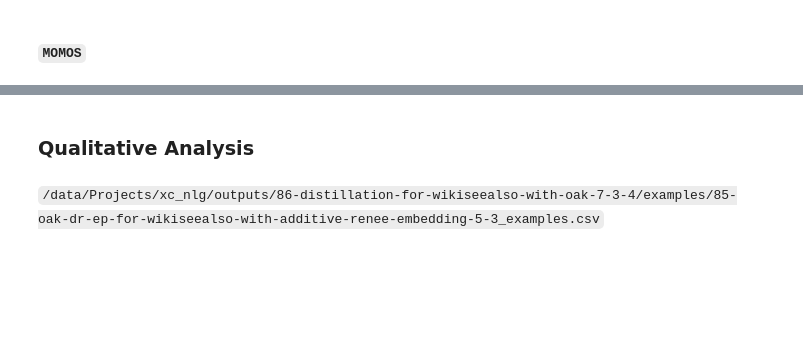
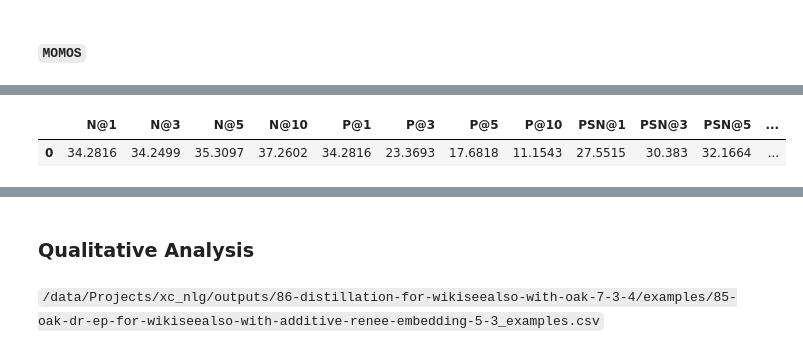
Before and after one commit to suchith720/medic, a Jupyter notebook: nbs/21_experiment-summary.ipynb, the cells around one changed output, grey strips where cells are left out. Cells and saved outputs as stored; diff of their text form; code cells hidden in the pictures; blank space fills up the shorter version.

```diff
--- a/nbs/21_experiment-summary.ipynb
+++ b/nbs/21_experiment-summary.ipynb
@@ -446,3 +446,10 @@ display_metric(m)
 # %% [output]
 |  | N@1 | N@3 | N@5 | N@10 | P@1 | P@3 | P@5 | P@10 | PSN@1 | PSN@3 | PSN@5 | ... |
 | 0 | 34.2608 | 34.1449 | 35.2095 | 37.1018 | 34.2608 | 23.2405 | 17.6065 | 11.0716 | 27.8074 | 30.4843 | 32.2556 | ... |
+# %%
+# MOMOS with the new linker
+m = {'eval_N@1': 0.3428161144256592, 'eval_N@10': 0.3726022243499756, 'eval_N@3': 0.34249943494796753, 'eval_N@5': 0.35309654474258423, 'eval_P@1': 0.34281610004788327, 'eval_P@10': 0.11154268653355172, 'eval_P@3': 0.23369292735826286, 'eval_P@5': 0.17681773371282458, 'eval_PSN@1': 0.27551478147506714, 'eval_PSN@10': 0.34465792775154114, 'eval_PSN@3': 0.30383044481277466, 'eval_PSN@5': 0.3216642439365387, 'eval_PSP@1': 0.27551480179072646, 'eval_PSP@10': 0.3771481141172554, 'eval_PSP@3': 0.3055325028787715, 'eval_PSP@5': 0.32996276678899294, 'eval_R@10': 0.42188439026324975, 'eval_R@100': 0.5586695699229649, 'eval_R@200': 0.5863339563836947, 'eval_loss': 0.14264144003391266}
+display_metric(m)
+# %% [output]
+|  | N@1 | N@3 | N@5 | N@10 | P@1 | P@3 | P@5 | P@10 | PSN@1 | PSN@3 | PSN@5 | ... |
+| 0 | 34.2816 | 34.2499 | 35.3097 | 37.2602 | 34.2816 | 23.3693 | 17.6818 | 11.1543 | 27.5515 | 30.383 | 32.1664 | ... |
```
Also changed, not shown: parts of 6 cells of this notebook, 1 other file.
